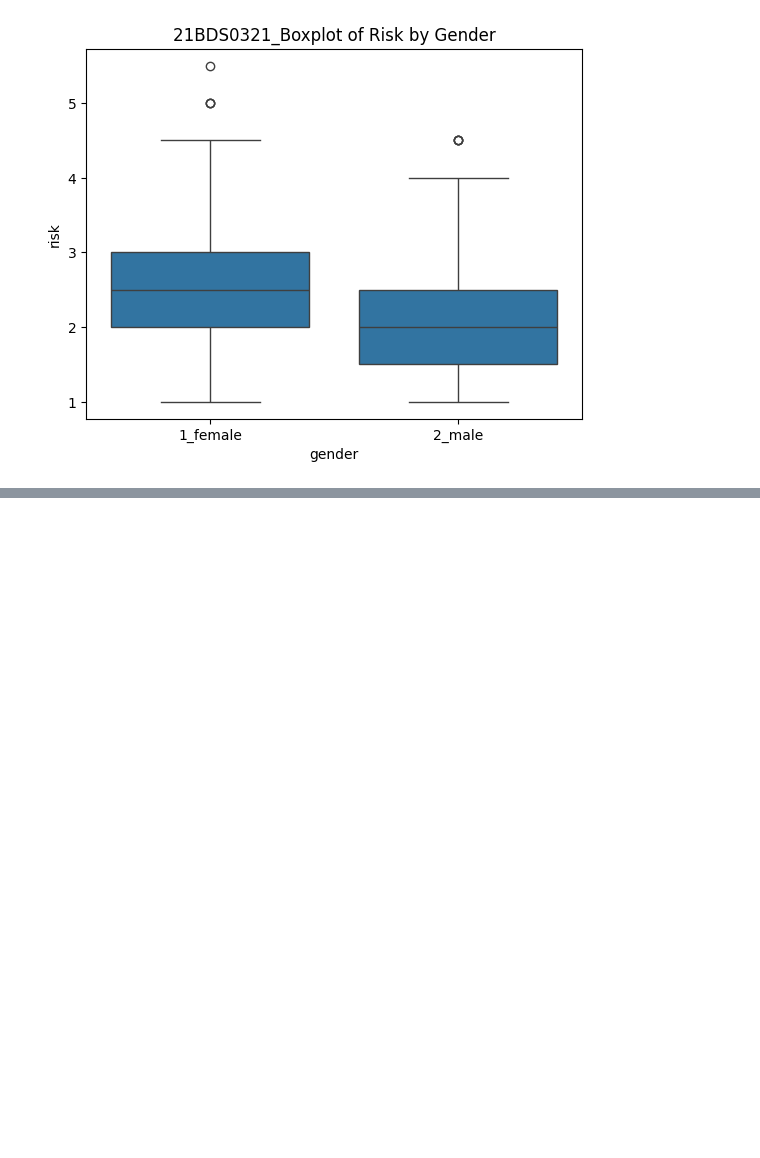
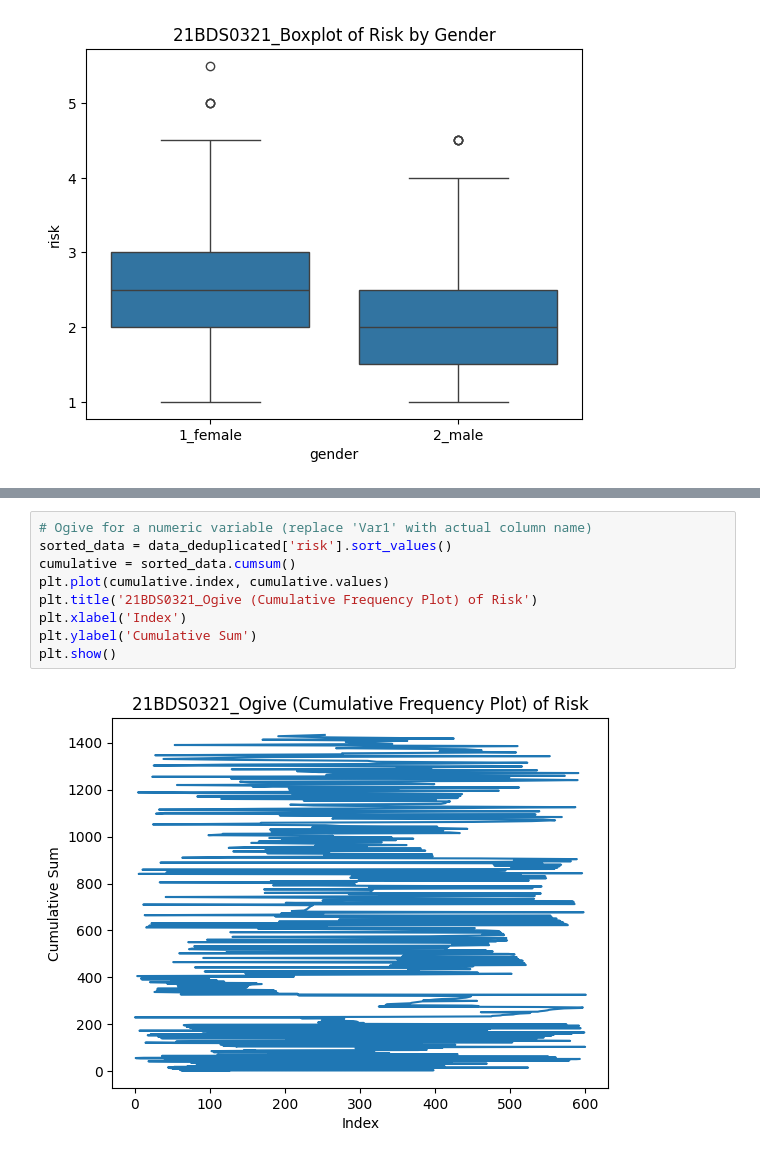
Before and after one commit to Dhairya2412/EDA_DA_21BDS0321, a Jupyter notebook: EDA_DA_1_21BDS0321.ipynb, the cells around one changed output, grey strips where cells are left out. Cells and saved outputs as stored; diff of their text form; blank space fills up the shorter version.

```diff
--- a/EDA_DA_1_21BDS0321.ipynb
+++ b/EDA_DA_1_21BDS0321.ipynb
@@ -319,0 +389,11 @@ gender
+# %%
+# Ogive for a numeric variable (replace 'Var1' with actual column name)
+sorted_data = data_deduplicated['risk'].sort_values()
+cumulative = sorted_data.cumsum()
+plt.plot(cumulative.index, cumulative.values)
+plt.title('21BDS0321_Ogive (Cumulative Frequency Plot) of Risk')
+plt.xlabel('Index')
+plt.ylabel('Cumulative Sum')
+plt.show()
+# %% [output]
+[figure, added]
```
Also changed, not shown: parts of 19 cells of this notebook.
